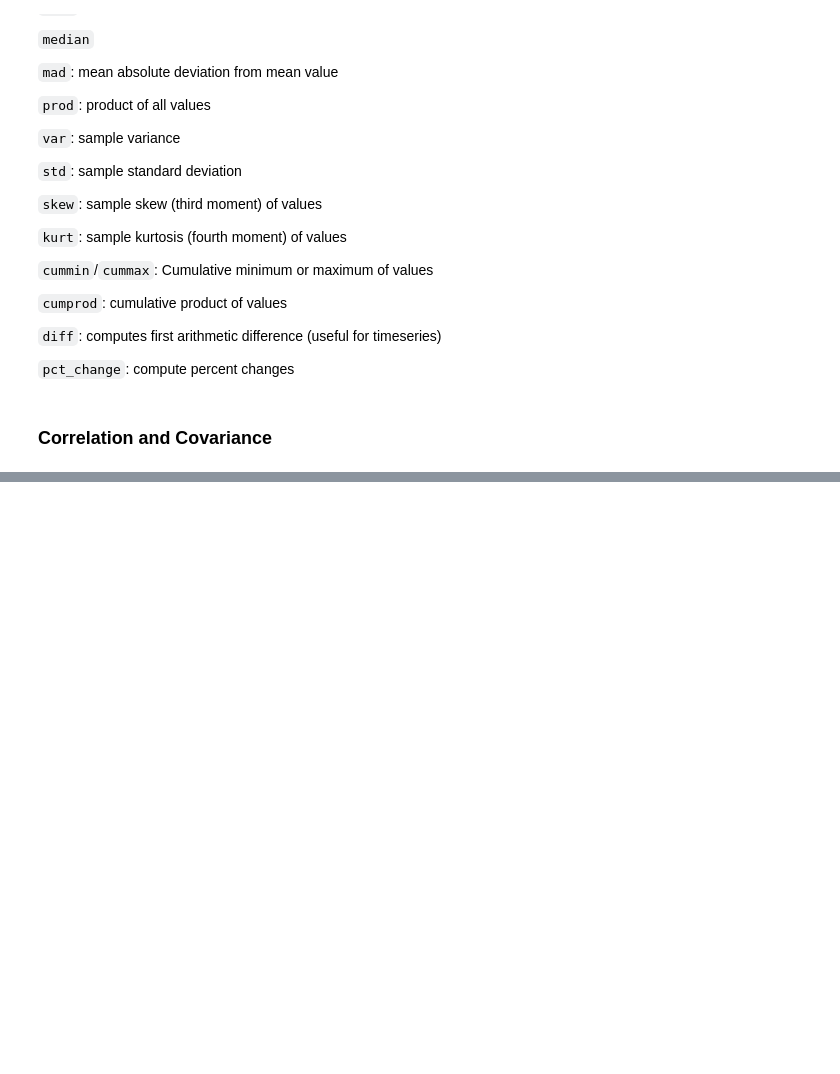
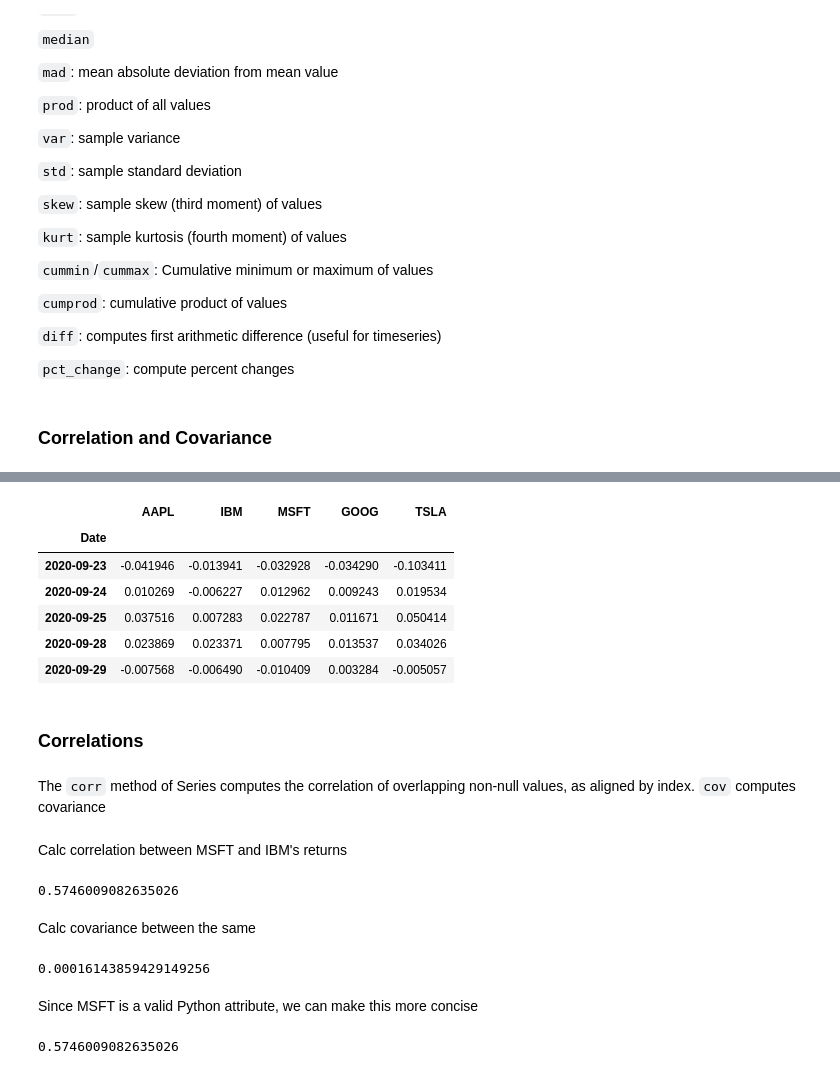
Before and after one commit to segoldma/python-errata, a Jupyter notebook: python_for_data_analysis.ipynb, the cells around one changed output, grey strips where cells are left out. Cells and saved outputs as stored; diff of their text form; code cells hidden in the pictures; blank space fills up the shorter version.

```diff
--- a/python_for_data_analysis.ipynb
+++ b/python_for_data_analysis.ipynb
@@ -1573,0 +1597,34 @@ df.describe()
+# %%
+returns = price.pct_change()
+# %%
+returns.tail()
+# %% [output]
+|  | AAPL | IBM | MSFT | GOOG | TSLA |
+| Date |  |  |  |  |  |
+| 2020-09-23 | -0.041946 | -0.013941 | -0.032928 | -0.034290 | -0.103411 |
+| 2020-09-24 | 0.010269 | -0.006227 | 0.012962 | 0.009243 | 0.019534 |
+| 2020-09-25 | 0.037516 | 0.007283 | 0.022787 | 0.011671 | 0.050414 |
+| 2020-09-28 | 0.023869 | 0.023371 | 0.007795 | 0.013537 | 0.034026 |
+| 2020-09-29 | -0.007568 | -0.006490 | -0.010409 | 0.003284 | -0.005057 |
+# %% [markdown]
+### Correlations
+# %% [markdown]
+The `corr` method of Series computes the correlation of overlapping non-null values, as aligned by index. `cov` computes covariance
+# %% [markdown]
+Calc correlation between MSFT and IBM's returns
+# %%
+returns['MSFT'].corr(returns['IBM'])
+# %% [output]
+0.5746009082635026
+# %% [markdown]
+Calc covariance between the same
+# %%
+returns['MSFT'].cov(returns['IBM'])
+# %% [output]
+0.00016143859429149256
+# %% [markdown]
+Since MSFT is a valid Python attribute, we can make this more concise
+# %%
+returns.MSFT.corr(returns.IBM)
+# %% [output]
+0.5746009082635026
```
Also changed, not shown: parts of 33 cells of this notebook.
